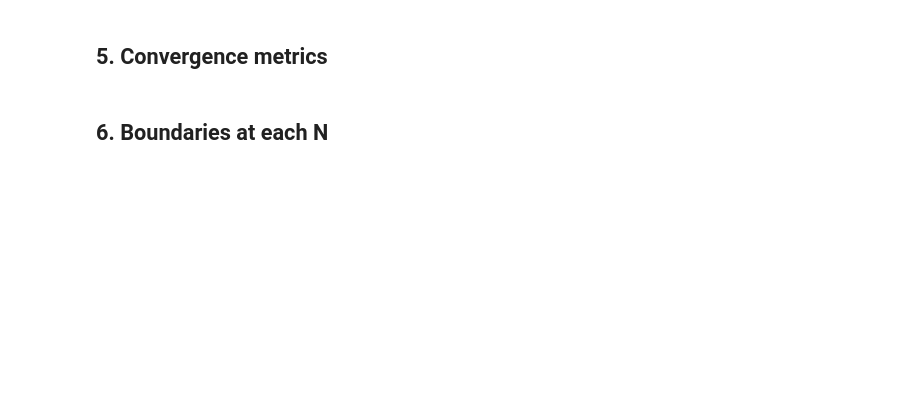
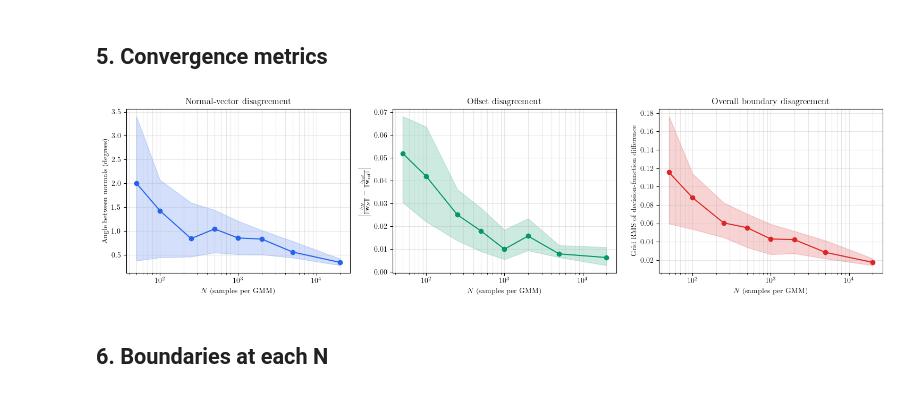
Before and after one commit to SushrutGaikwad/svm-gmu, a Jupyter notebook: experiments/em_fitted_gmu.ipynb, the cells around one changed output. Cells and saved outputs as stored; diff of their text form; code cells hidden in the pictures; blank space fills up the shorter version.

Commit message:
experiments: Exp 4 notebook full 30-seed EM sweep (cached), saves both figures

```diff
--- a/experiments/em_fitted_gmu.ipynb
+++ b/experiments/em_fitted_gmu.ipynb
@@ -120,27 +238,12 @@ for n in N_VALUES:
 # %% [markdown]
 ## 5. Convergence metrics
 # %%
-Ns = np.array([r["n"] for r in records], dtype=float)
-angles = np.array([r["angle"] for r in records])
-offsets = np.array([r["offset"] for r in records])
-rms = np.array([r["rms"] for r in records])
-
-fig, axes = plt.subplots(1, 3, figsize=(15, 4))
-axes[0].plot(Ns, angles, marker="o", color="#2563eb")
-axes[0].set_ylabel("Angle between normals (degrees)")
-axes[0].set_title("Normal-vector disagreement")
-axes[1].plot(Ns, offsets, marker="o", color="#059669")
-axes[1].set_ylabel(r"$\left|\frac{b_N}{\|\mathbf{w}_N\|} - \frac{b_{\mathrm{ref}}}{\|\mathbf{w}_{\mathrm{ref}}\|}\right|$")
-axes[1].set_title("Offset disagreement")
-axes[2].plot(Ns, rms, marker="o", color="#dc2626")
-axes[2].set_ylabel("Grid RMS of decision-function difference")
-axes[2].set_title("Overall boundary disagreement")
-for ax in axes:
-    ax.set_xscale("log")
-    ax.set_xlabel(r"$N$ (samples per GMM)")
-    ax.grid(True, which="both", alpha=0.3)
-fig.tight_layout()
+# Median + inter-quartile band over 30 seeds (saved as em_convergence_metrics.pgf).
+fig = C.make_convergence_metrics_figure(agg)
+fig.savefig(C.GRAPHICS_DIR / "em_convergence_metrics.pgf", backend="pgf", bbox_inches="tight")
 plt.show()
+# %% [output]
+[figure, added]
 # %% [markdown]
 ## 6. Boundaries at each N
 # %%
```
Also changed, not shown: parts of 7 cells of this notebook, 2 other files.
